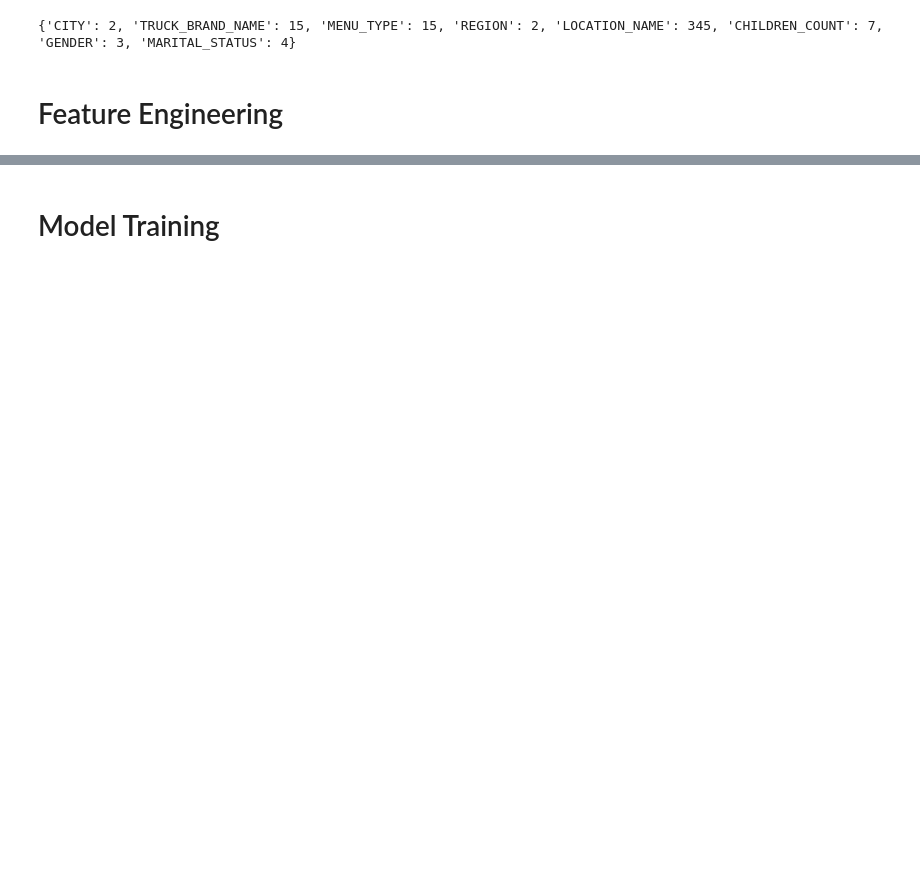
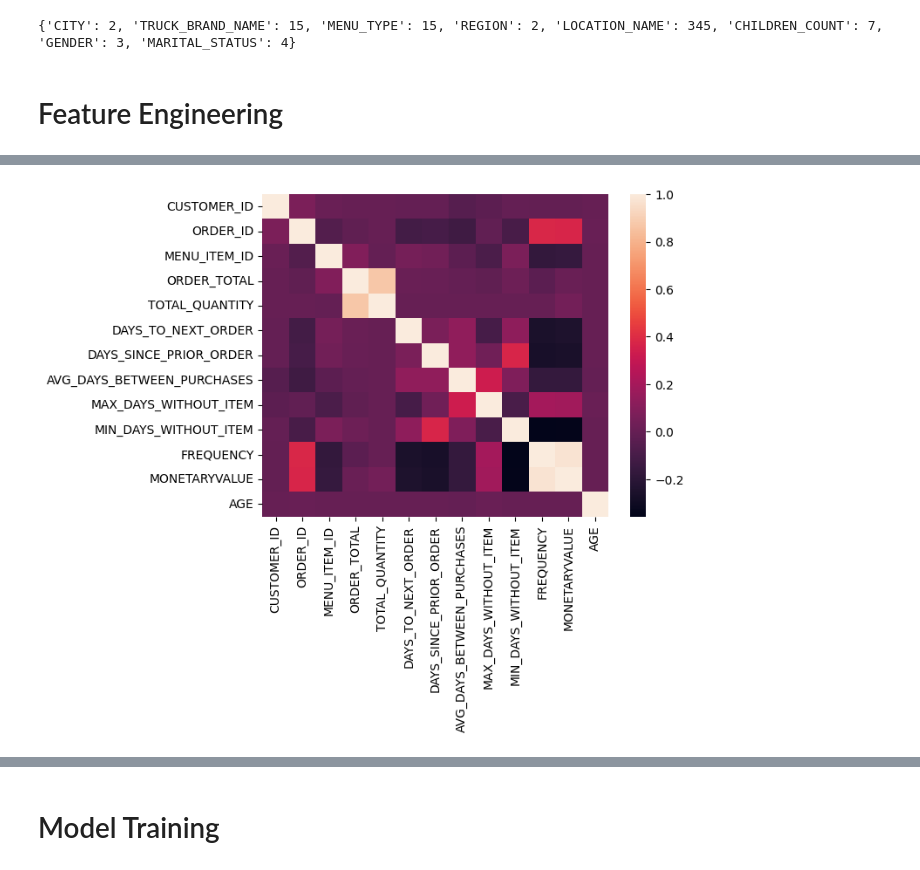
Before and after one commit to R-otato/Tasty_Insights, a Jupyter notebook: MachineLearning.ipynb, the cells around one changed output, grey strips where cells are left out. Cells and saved outputs as stored; diff of their text form; code cells hidden in the pictures; blank space fills up the shorter version.

```diff
--- a/MachineLearning.ipynb
+++ b/MachineLearning.ipynb
@@ -360,7 +542,7 @@ orders_df.agg(F.max('Date')).show()
 #Remove unnecessary columns
 new_orders_df=orders_df.drop(['POSTAL_CODE', 'PREFERRED_LANGUAGE','FAVOURITE_BRAND','SIGN_UP_DATE','ORDER_DETAIL_ID','LINE_NUMBER','TRUCK_ID',
                 'PRIMARY_CITY','COUNTRY','FRANCHISE_FLAG','FRANCHISE_ID','FRANCHISEE_FIRST_NAME','FRANCHISEE_LAST_NAME','LOCATION_ID','PLACEKEY','TOP_CATEGORY','SUB_CATEGORY','LATITUDE',
-                'LONGITUDE','FIRST_NAME','LAST_NAME','E_MAIL','PHONE_NUMBER','MENU_ITEM_ID','QUANTITY','UNIT_PRICE','PRICE','ORDER_AMOUNT','ORDER_TAX_AMOUNT','ORDER_DISCOUNT_AMOUNT','DATE',
+                'LONGITUDE','FIRST_NAME','LAST_NAME','E_MAIL','PHONE_NUMBER','QUANTITY','UNIT_PRICE','PRICE','ORDER_AMOUNT','ORDER_TAX_AMOUNT','ORDER_DISCOUNT_AMOUNT','DATE',
                 'MENU_ITEM_NAME'])
 new_orders_df.show()
 # %% [output]
@@ -424,7 +609,7 @@ print(column_cardinalities)
 # %%
 #Create prev_orders
 window = Window.partition_by("CUSTOMER_ID").order_by("ORDER_TS")
-new_orders_df = new_orders_df.with_column("PREV_ORDERS", F.row_number().over(window)-1)
+new_orders_df = new_orders_df.with_column("Frequency", F.row_number().over(window))
 
 new_orders_df.show()
 # %% [output]
@@ -444 +629,7 @@ new_orders_df.show()
 -------------------------------------------------------------------------------------------------------------------------------------------------------------------------------------------------------- ...
+# %%
+#Create Monetary
+window = Window.partition_by("CUSTOMER_ID").order_by("ORDER_TS")
+new_orders_df =  new_orders_df.withColumn("MonetaryValue", F.sum("ORDER_TOTAL").over(window))
+
+new_orders_df.show()
@@ -469,3 +675,11 @@ new_orders_df = new_orders_df.withColumn('AGE', F.abs(F.col('AGE')))
 
 # convert the AGE column to int type
 new_orders_df = new_orders_df.withColumn("AGE", F.col("AGE").cast(T.IntegerType()))
+# %%
+new_orders_df=new_orders_df.drop(['REGION','LOCATION_NAME','BIRTHDAY_DATE','CHILDREN_COUNT','GENDER','MARITAL_STATUS'])
+# %%
+temp_df=new_orders_df.to_pandas()
+sns.heatmap(temp_df.corr())
+plt.show()
+# %% [output]
+[figure, added]
```
Also changed, not shown: parts of 37 cells of this notebook.
